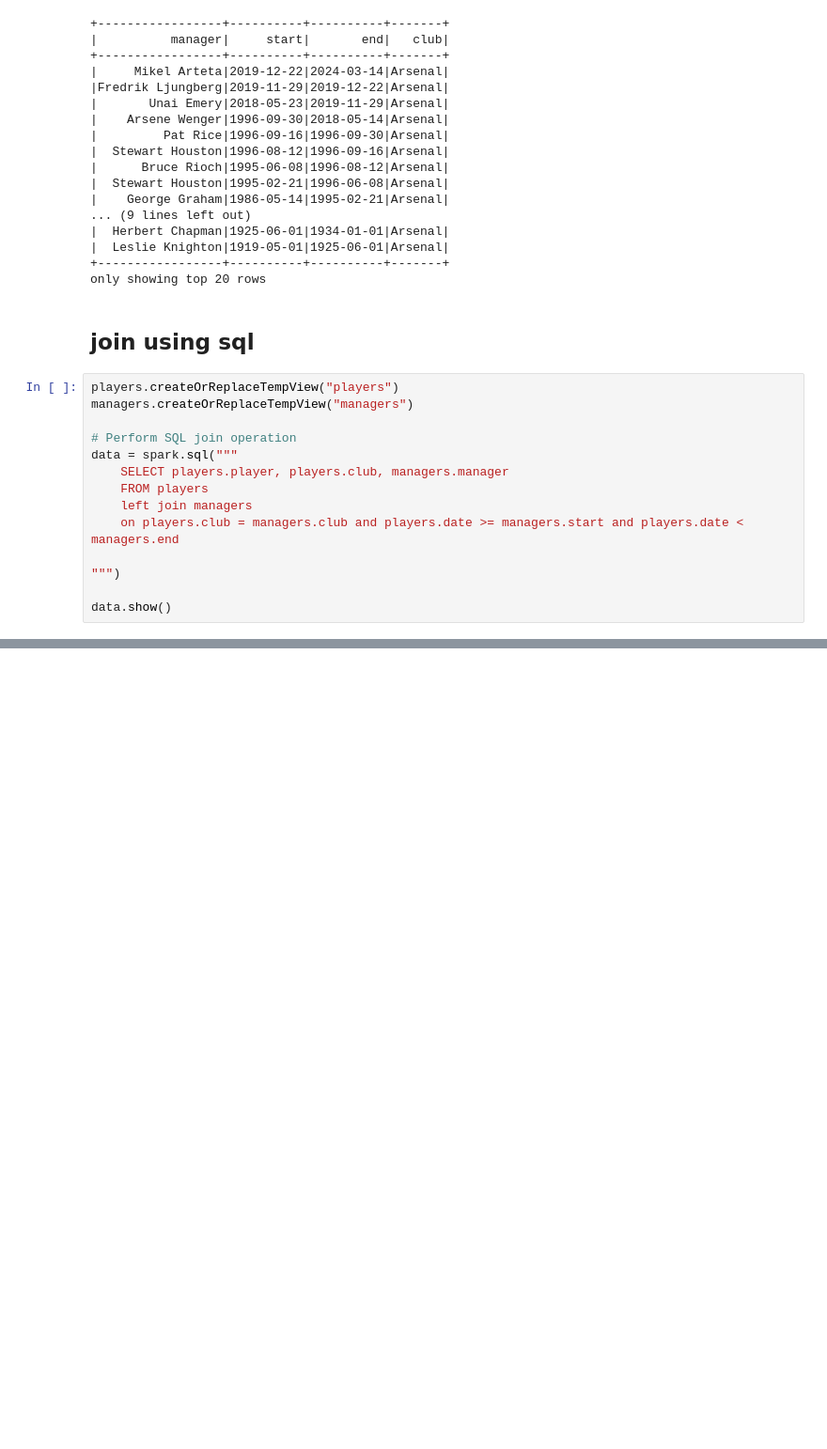
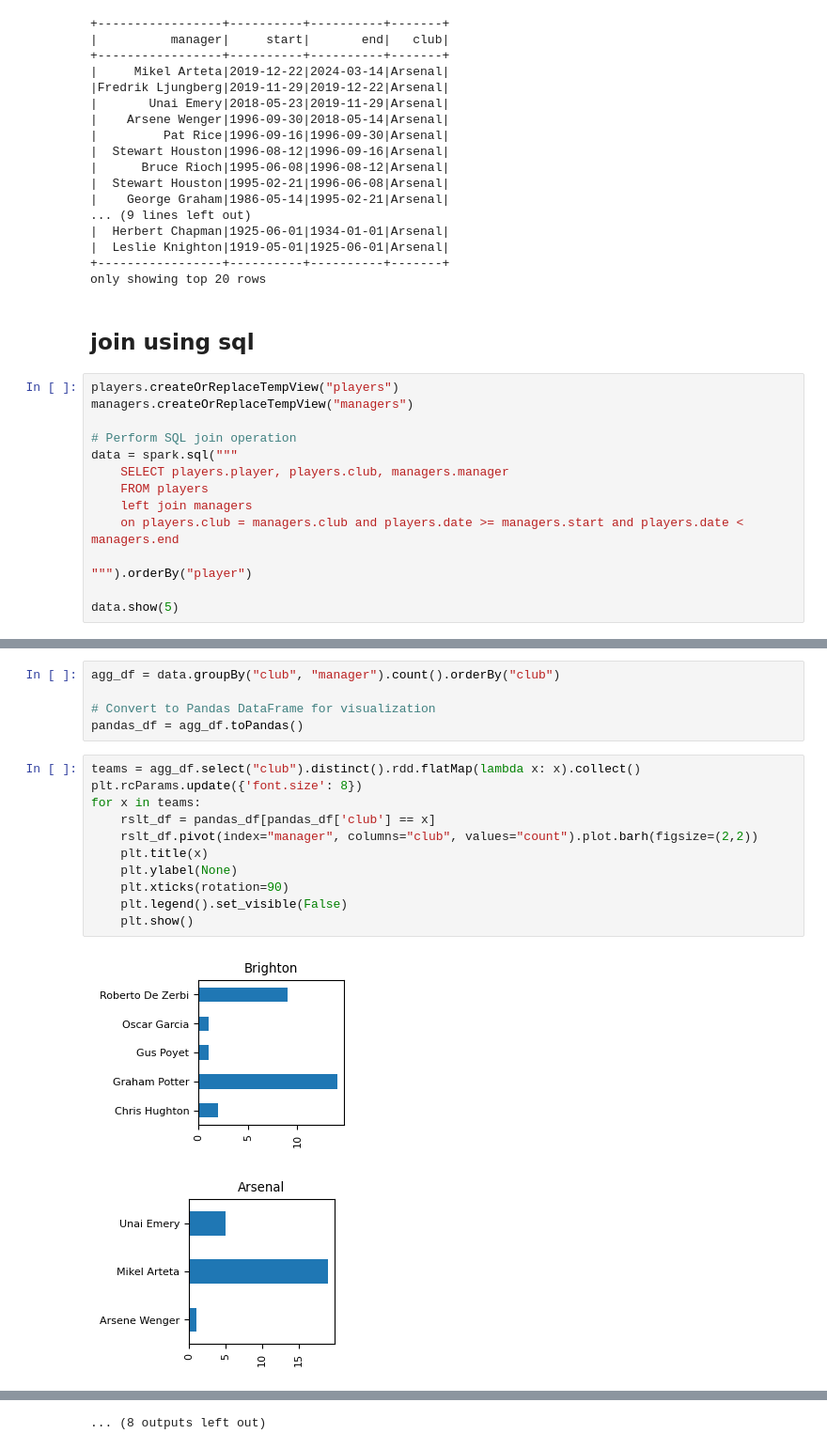
Before and after one commit to danharr/data-engineer-showcase, a Jupyter notebook: pyspark/player_data_etl.ipynb, the cells around one changed output, grey strips where cells are left out. Shown at 94% size. Saved outputs shown, nothing was run; the diff lists cells and outputs as text; blank space fills up the shorter version.

```diff
--- a/pyspark/player_data_etl.ipynb
+++ b/pyspark/player_data_etl.ipynb
@@ -123,7 +123,7 @@ data = spark.sql("""
     left join managers
     on players.club = managers.club and players.date >= managers.start and players.date < managers.end
 
-""")
+""").orderBy("player")
 
-data.show()
+data.show(5)
 # %% [output]
@@ -146,0 +140,19 @@ only showing top 20 rows
+# %%
+agg_df = data.groupBy("club", "manager").count().orderBy("club")
+
+# Convert to Pandas DataFrame for visualization
+pandas_df = agg_df.toPandas()
+# %%
+teams = agg_df.select("club").distinct().rdd.flatMap(lambda x: x).collect()
+plt.rcParams.update({'font.size': 8})
+for x in teams:
+    rslt_df = pandas_df[pandas_df['club'] == x]
+    rslt_df.pivot(index="manager", columns="club", values="count").plot.barh(figsize=(2,2))
+    plt.title(x)
+    plt.ylabel(None)
+    plt.xticks(rotation=90)
+    plt.legend().set_visible(False)
+    plt.show()
+# %% [output]
+[figure, added]
+[figure, added]
@@ -146,0 +169 @@ only showing top 20 rows
+... (8 outputs left out)
```
Also changed, not shown: parts of 2 cells of this notebook, 5 other files.
